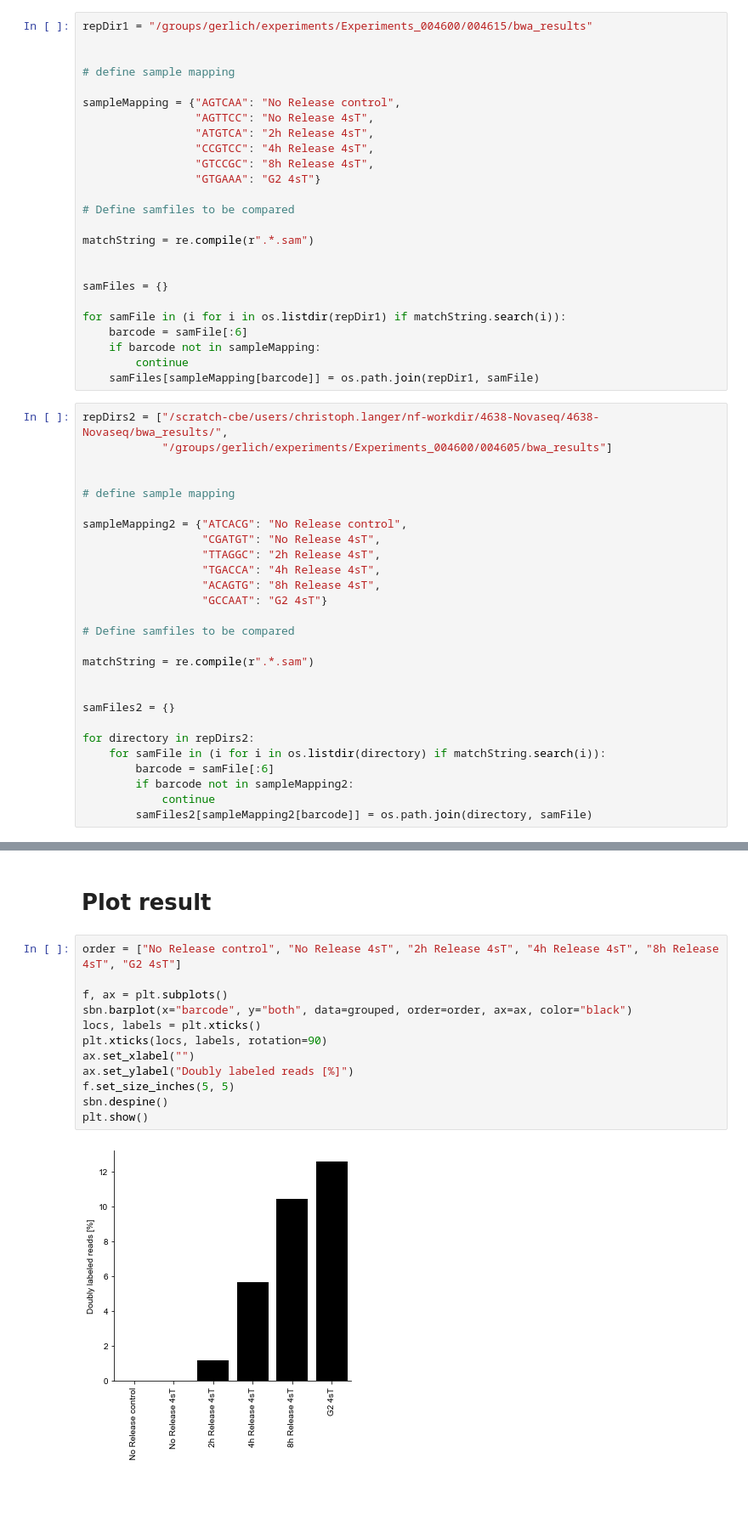
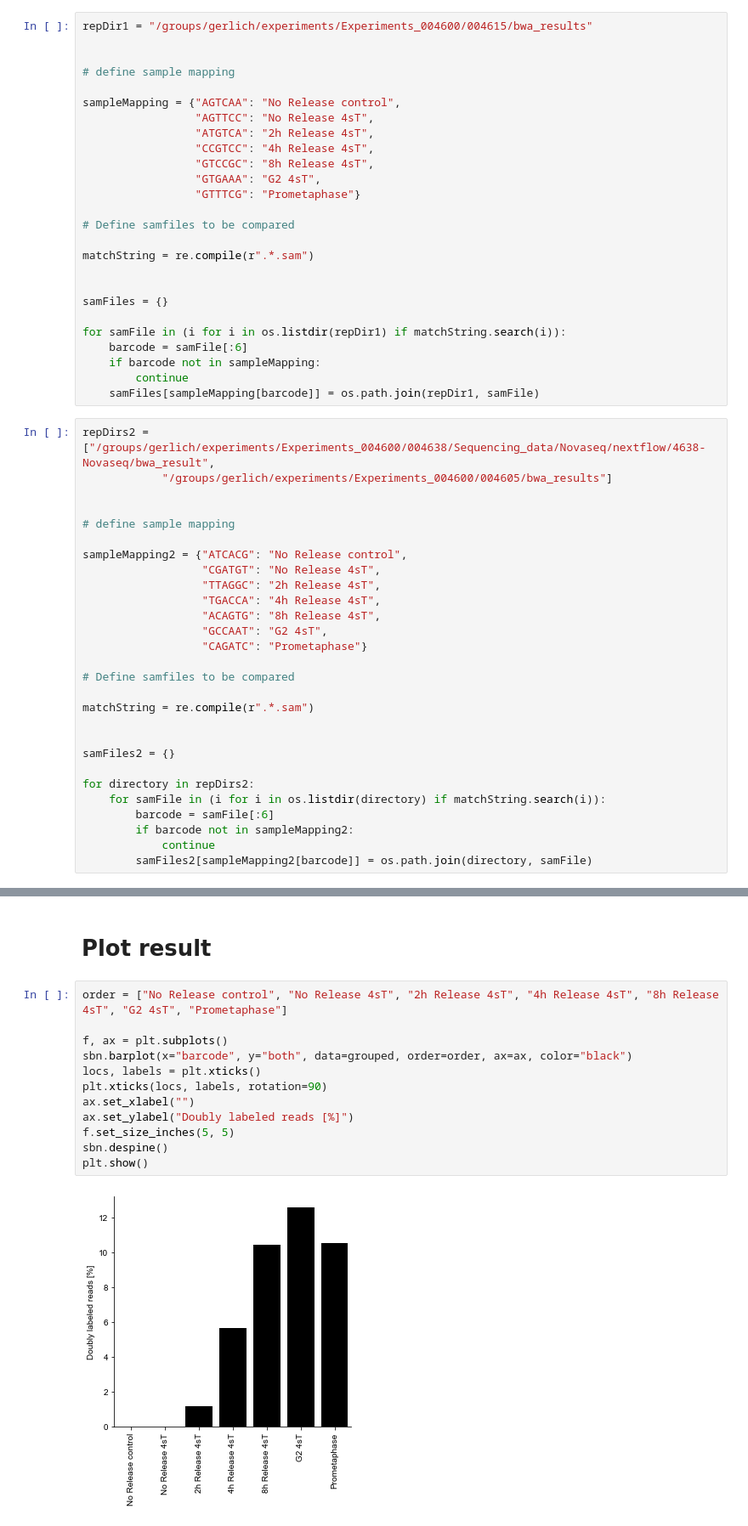
Before and after one commit to gerlichlab/scshic_analysis, a Jupyter notebook: notebooks/Count_percentage_doubly_labeled_S-Phase-Release.ipynb, the cells around one changed output, grey strips where cells are left out. Shown: that part at 85% size. Drawn from its saved outputs; the diff is of its cells as text; blank space fills up the shorter version.

```diff
--- a/notebooks/Count_percentage_doubly_labeled_S-Phase-Release.ipynb
+++ b/notebooks/Count_percentage_doubly_labeled_S-Phase-Release.ipynb
@@ -134,7 +134,8 @@ sampleMapping = {"AGTCAA": "No Release control",
                  "ATGTCA": "2h Release 4sT",
                  "CCGTCC": "4h Release 4sT",
                  "GTCCGC": "8h Release 4sT",
-                 "GTGAAA": "G2 4sT"}
+                 "GTGAAA": "G2 4sT",
+                 "GTTTCG": "Prometaphase"}
 
 # Define samfiles to be compared
 
@@ -149,7 +150,7 @@ for samFile in (i for i in os.listdir(repDir1) if matchString.search(i)):
         continue
     samFiles[sampleMapping[barcode]] = os.path.join(repDir1, samFile)
 # %%
-repDirs2 = ["/scratch-cbe/users/christoph.langer/nf-workdir/4638-Novaseq/4638-Novaseq/bwa_results/",
+repDirs2 = ["/groups/gerlich/experiments/Experiments_004600/004638/Sequencing_data/Novaseq/nextflow/4638-Novaseq/bwa_result",
             "/groups/gerlich/experiments/Experiments_004600/004605/bwa_results"]
 
 
@@ -160,7 +161,8 @@ sampleMapping2 = {"ATCACG": "No Release control",
                   "TTAGGC": "2h Release 4sT",
                   "TGACCA": "4h Release 4sT",
                   "ACAGTG": "8h Release 4sT",
-                  "GCCAAT": "G2 4sT"}
+                  "GCCAAT": "G2 4sT",
+                  "CAGATC": "Prometaphase"}
 
 # Define samfiles to be compared
 
@@ -216,16 +211,16 @@ grouped.loc[:, "both"] = grouped["both"] * 100
 # %% [markdown]
 # Plot result
 # %%
-order = ["No Release control", "No Release 4sT", "2h Release 4sT", "4h Release 4sT", "8h Release 4sT", "G2 4sT"]
+order = ["No Release control", "No Release 4sT", "2h Release 4sT", "4h Release 4sT", "8h Release 4sT", "G2 4sT", "Prometaphase"]
 
 f, ax = plt.subplots()
 sbn.barplot(x="barcode", y="both", data=grouped, order=order, ax=ax, color="black")
 locs, labels = plt.xticks()
 plt.xticks(locs, labels, rotation=90)
 ax.set_xlabel("")
 ax.set_ylabel("Doubly labeled reads [%]")
 f.set_size_inches(5, 5)
 sbn.despine()
 plt.show()
 # %% [output]
-[figure, old version]
+[figure, new version]
```
Also changed, not shown: parts of 11 cells of this notebook, 24 other files.
